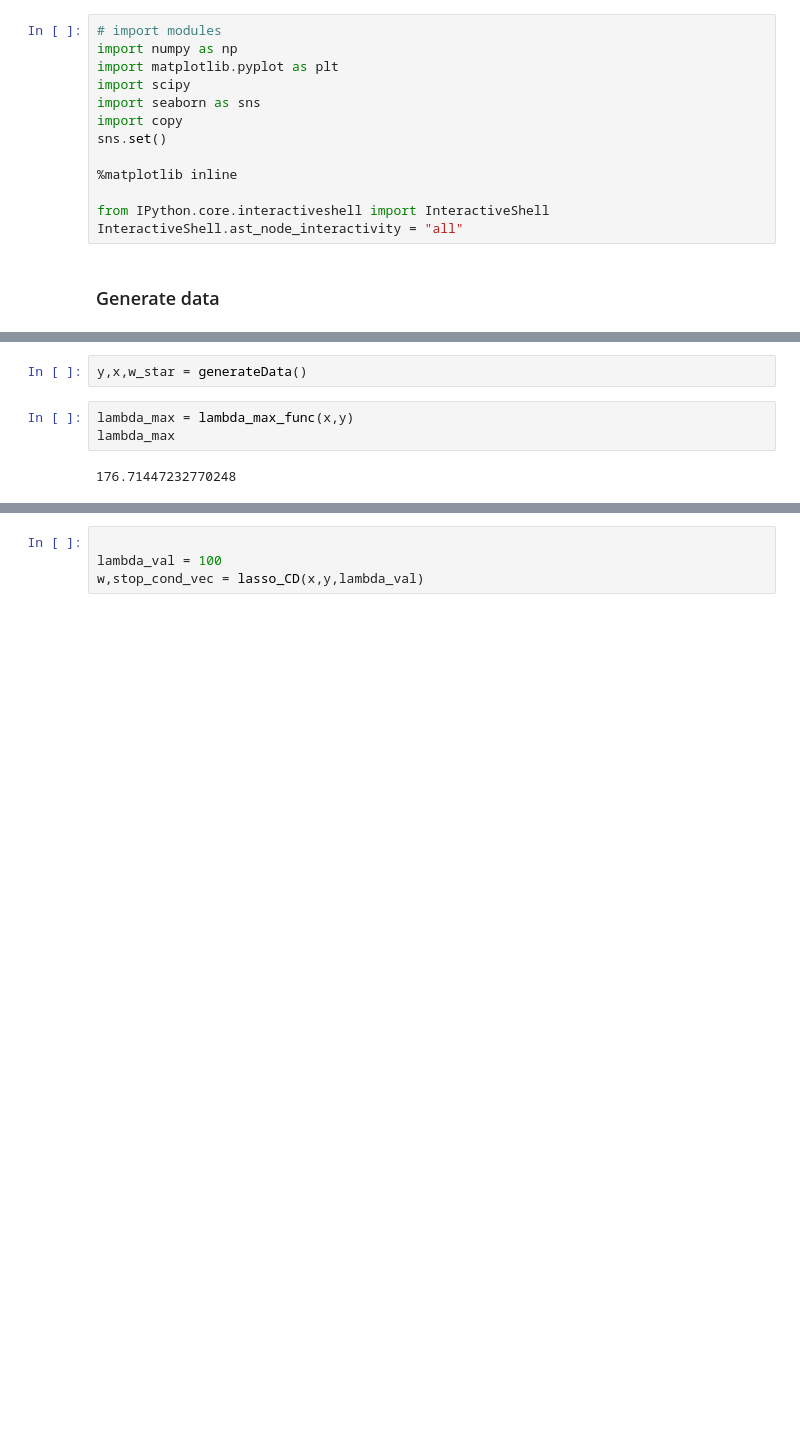
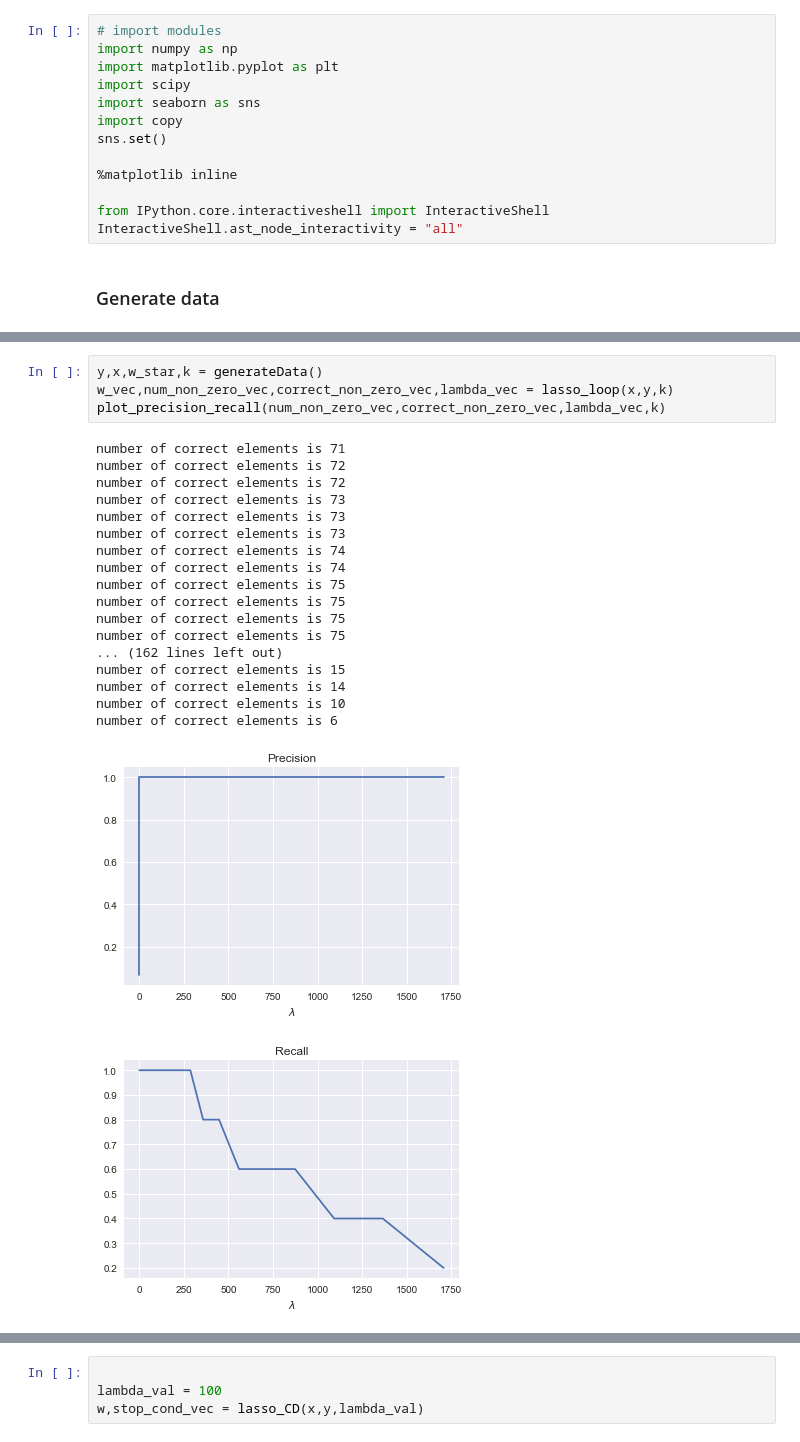
Before and after one commit to davidjuliancaldwell/machine-learning-class, a Jupyter notebook: hw2/hw2_LASSO_nb.ipynb, the cells around one changed output, grey strips where cells are left out. Saved outputs shown, nothing was run; the diff lists cells and outputs as text; blank space fills up the shorter version.

```diff
--- a/hw2/hw2_LASSO_nb.ipynb
+++ b/hw2/hw2_LASSO_nb.ipynb
@@ -119,10 +174,27 @@ def plot_lasso(w,stop_cond_vec,w_star):
     plt.figure()
     ax3 = plt.plot(np.arange(len(stop_cond_vec)),stop_cond_vec)
     plt.ylim([0,0.05])
-# %%
-y,x,w_star = generateData()
-# %%
-lambda_max = lambda_max_func(x,y)
-lambda_max
-# %% [output]
-176.71447232770248
+# %%
+y,x,w_star,k = generateData()
+w_vec,num_non_zero_vec,correct_non_zero_vec,lambda_vec = lasso_loop(x,y,k)
+plot_precision_recall(num_non_zero_vec,correct_non_zero_vec,lambda_vec,k)
+# %% [output]
+number of correct elements is 71
+number of correct elements is 72
+number of correct elements is 72
+number of correct elements is 73
+number of correct elements is 73
+number of correct elements is 73
+number of correct elements is 74
+number of correct elements is 74
+number of correct elements is 75
+number of correct elements is 75
+number of correct elements is 75
+number of correct elements is 75
+... (162 lines left out)
+number of correct elements is 15
+number of correct elements is 14
+number of correct elements is 10
+number of correct elements is 6
+[figure, added]
+[figure, added]
```
Also changed, not shown: parts of 9 cells of this notebook, 3 other files.
